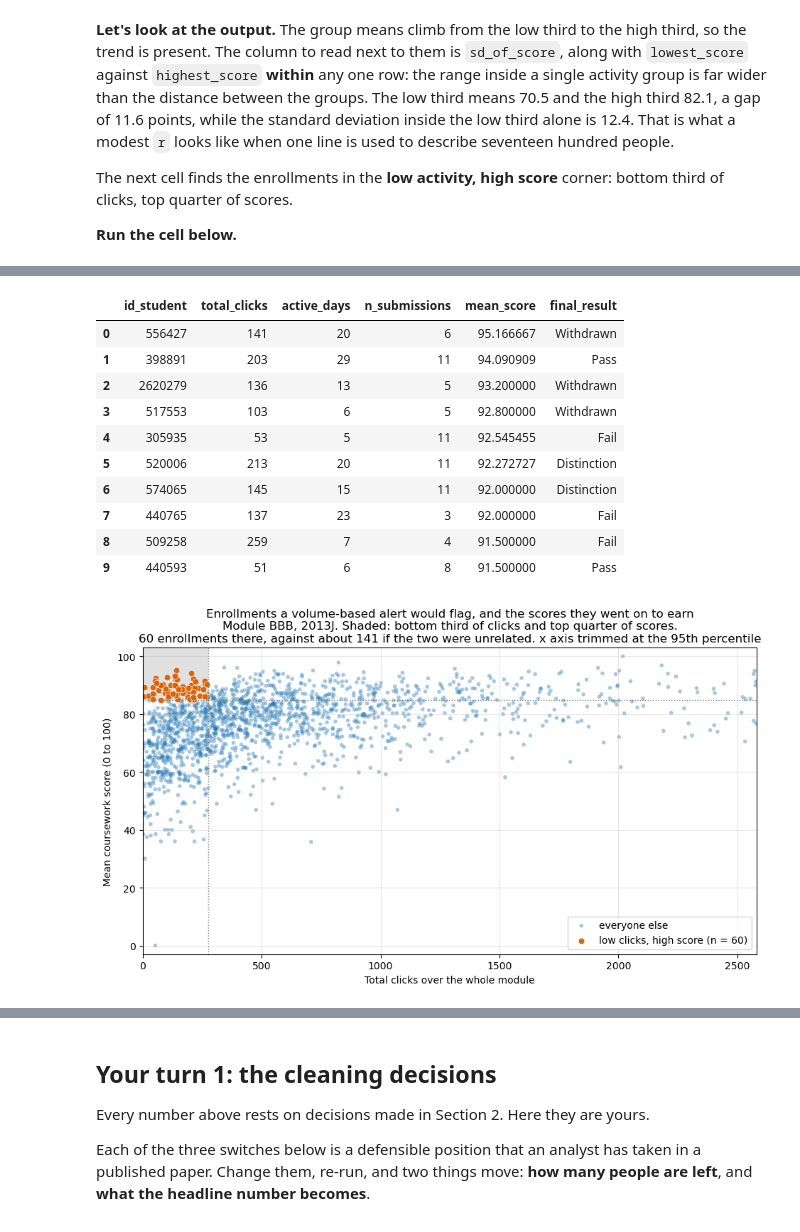
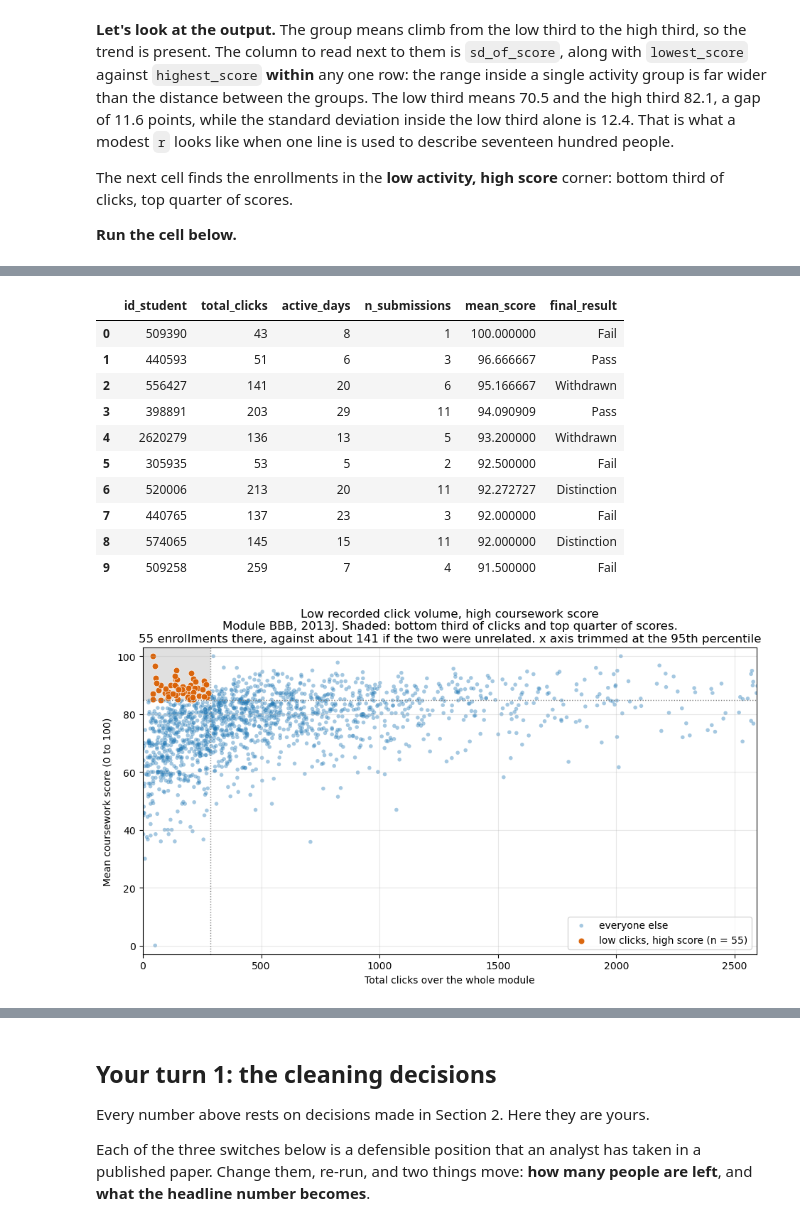
Before and after one commit to HakeoungLee/edis8100-teaching-learning-analytics, a Jupyter notebook: week02-exploring-learning-data/week02_exploring_learning_data.ipynb, the cells around one changed output, grey strips where cells are left out. Cells and saved outputs as stored; diff of their text form; code cells hidden in the pictures.

```diff
--- a/week02-exploring-learning-data/week02_exploring_learning_data.ipynb
+++ b/week02-exploring-learning-data/week02_exploring_learning_data.ipynb
@@ -914,7 +944,25 @@ print(subs['assessment_type'].value_counts().to_string())
 print()
 print('Assessment types defined for this presentation:',
       assessments[assessments['code_presentation'] == PRESENTATION]['assessment_type'].tolist())
-print('One of them has no submissions anywhere in the file.')
+print('The exam is defined in the assessment metadata, but no exam results appear in')
+print('studentAssessment, so every score below is coursework.')
+print()
+
+# Step 2: the banked column, before we build anything on top of it.
+# OULAD documents is_banked as a result transferred from a previous presentation.
+n_banked = int((subs['is_banked'] == 1).sum())
+print(f'Rows flagged is_banked == 1 : {n_banked:,} of {len(subs):,} '
+      f'({100 * n_banked / len(subs):.2f}%)')
+print(f'Students holding at least one : '
+      f"{subs.loc[subs['is_banked'] == 1, 'id_student'].nunique():,}")
+if n_banked:
+    print('A banked score was not earned during this presentation, so pairing it with this')
+    print("presentation's click activity would put the score and the activity in different")
+    print('terms. We set those rows aside here and record it as a decision.')
+    subs = subs[subs['is_banked'] == 0].copy()
+    print(f'Submissions kept: {len(subs):,}')
+else:
+    print('There are none in this presentation, so nothing changes.')
 print()
 
 n_blank = int(subs['score'].isna().sum())
@@ -1414,14 +1480,19 @@ click_cut = panel['total_clicks'].quantile(1 / 3)
 score_cut = panel['mean_score'].quantile(0.75)
 
 corner = panel[(panel['total_clicks'] <= click_cut) & (panel['mean_score'] >= score_cut)]
-expected = len(panel) * (1 / 3) * 0.25
+# The cutoffs are percentiles, and ties mean the actual shares are not exactly
+# a third and a quarter. Use the shares the cutoffs really produce.
+low_share  = (panel['total_clicks'] <= click_cut).mean()
+high_share = (panel['mean_score']   >= score_cut).mean()
+expected   = len(panel) * low_share * high_share
 
 print(f'Click cutoff (33rd percentile) : {click_cut:,.0f} clicks')
 print(f'Score cutoff (75th percentile) : {score_cut:.1f} points')
 print(f'Enrollments in the low click, high score corner: {len(corner)} of {len(panel):,}')
-print(f'Compared to what? If clicks and scores were unrelated, a third of the panel crossed')
-print(f'with a quarter of it would put about {expected:.0f} enrollments in that box. There are '
-      f'{len(corner)}.')
+print(f'The cutoffs actually select {100 * low_share:.1f}% of the panel on clicks and '
+      f'{100 * high_share:.1f}% on score.')
+print(f'If the two were unrelated, those shares crossed would put about {expected:.0f} '
+      f'enrollments in that box. There are {len(corner)}.')
 print('The corner is smaller than chance, which is the same association Section 6 measured,')
 print('seen from the other end. It is also not empty, which is the point of the next chart.')
 print()
@@ -1432,15 +1503,11 @@ print('How those corner enrollments actually ended:')
 print(corner['final_result'].value_counts()
       .reindex(['Distinction', 'Pass', 'Fail', 'Withdrawn']).to_string())
 
-wd_corner = (corner['final_result'] == 'Withdrawn').to_numpy()
-ci_wd = boot_ci(lambda s: wd_corner[s].mean(), len(corner))
-print(f'Withdrawn: {wd_corner.sum()} of {len(corner)} ({100 * wd_corner.mean():.1f}%), '
-      f'95% interval [{100 * ci_wd[0]:.1f}%, {100 * ci_wd[1]:.1f}%],')
-print(f'against {100 * (panel["final_result"] == "Withdrawn").mean():.1f}% of the panel. '
-      f'With {len(corner)} enrollments that interval')
-print('reaches down to the panel rate, so this corner is not a demonstrably different')
-print('kind of ending. Sixty is enough to show the corner exists. Not enough to')
-print('describe the people in it, and the next chart is a map, not a claim.')
+n_wd = int((corner['final_result'] == 'Withdrawn').sum())
+print(f'Withdrawn: {n_wd} of {len(corner)} ({100 * n_wd / len(corner):.1f}%), '
+      f'against {100 * (panel["final_result"] == "Withdrawn").mean():.1f}% of the full')
+print('analysis panel. These are two descriptive rates. We are not testing a subgroup')
+print('difference here, and this corner is a description rather than a claim.')
 print()
 print('The ten highest scorers in that corner:')
 display(corner[['id_student', 'total_clicks', 'active_days', 'n_submissions',
@@ -1465,7 +1532,7 @@ ax.scatter(corner['total_clicks'], corner['mean_score'], s=40, color='#d95f02',
            alpha=0.95, edgecolor='white', linewidth=0.5,
            label=f'low clicks, high score (n = {len(corner)})')
 
-ax.set_title('Enrollments a volume-based alert would flag, and the scores they went on to earn\n'
+ax.set_title('Low recorded click volume, high coursework score\n'
              f'Module BBB, {PRESENTATION}. Shaded: bottom third of clicks and top quarter of scores.\n'
              f'{len(corner)} enrollments there, against about {expected:.0f} if the two were unrelated. '
              'x axis trimmed at the 95th percentile')
@@ -1493,15 +1560,15 @@ describe the people in it, and the next chart is a map, not a claim.
 
 The ten highest scorers in that corner:
 |  | id_student | total_clicks | active_days | n_submissions | mean_score | final_result |
-| 0 | 556427 | 141 | 20 | 6 | 95.166667 | Withdrawn |
-| 1 | 398891 | 203 | 29 | 11 | 94.090909 | Pass |
-| 2 | 2620279 | 136 | 13 | 5 | 93.200000 | Withdrawn |
-| 3 | 517553 | 103 | 6 | 5 | 92.800000 | Withdrawn |
-| 4 | 305935 | 53 | 5 | 11 | 92.545455 | Fail |
-| 5 | 520006 | 213 | 20 | 11 | 92.272727 | Distinction |
-| 6 | 574065 | 145 | 15 | 11 | 92.000000 | Distinction |
+| 0 | 509390 | 43 | 8 | 1 | 100.000000 | Fail |
+| 1 | 440593 | 51 | 6 | 3 | 96.666667 | Pass |
+| 2 | 556427 | 141 | 20 | 6 | 95.166667 | Withdrawn |
+| 3 | 398891 | 203 | 29 | 11 | 94.090909 | Pass |
+| 4 | 2620279 | 136 | 13 | 5 | 93.200000 | Withdrawn |
+| 5 | 305935 | 53 | 5 | 2 | 92.500000 | Fail |
+| 6 | 520006 | 213 | 20 | 11 | 92.272727 | Distinction |
 | 7 | 440765 | 137 | 23 | 3 | 92.000000 | Fail |
-| 8 | 509258 | 259 | 7 | 4 | 91.500000 | Fail |
-| 9 | 440593 | 51 | 6 | 8 | 91.500000 | Pass |
+| 8 | 574065 | 145 | 15 | 11 | 92.000000 | Distinction |
+| 9 | 509258 | 259 | 7 | 4 | 91.500000 | Fail |
-[figure, old version]
+[figure, new version]
 # %% [markdown]
```
Also changed, not shown: parts of 37 cells of this notebook.
